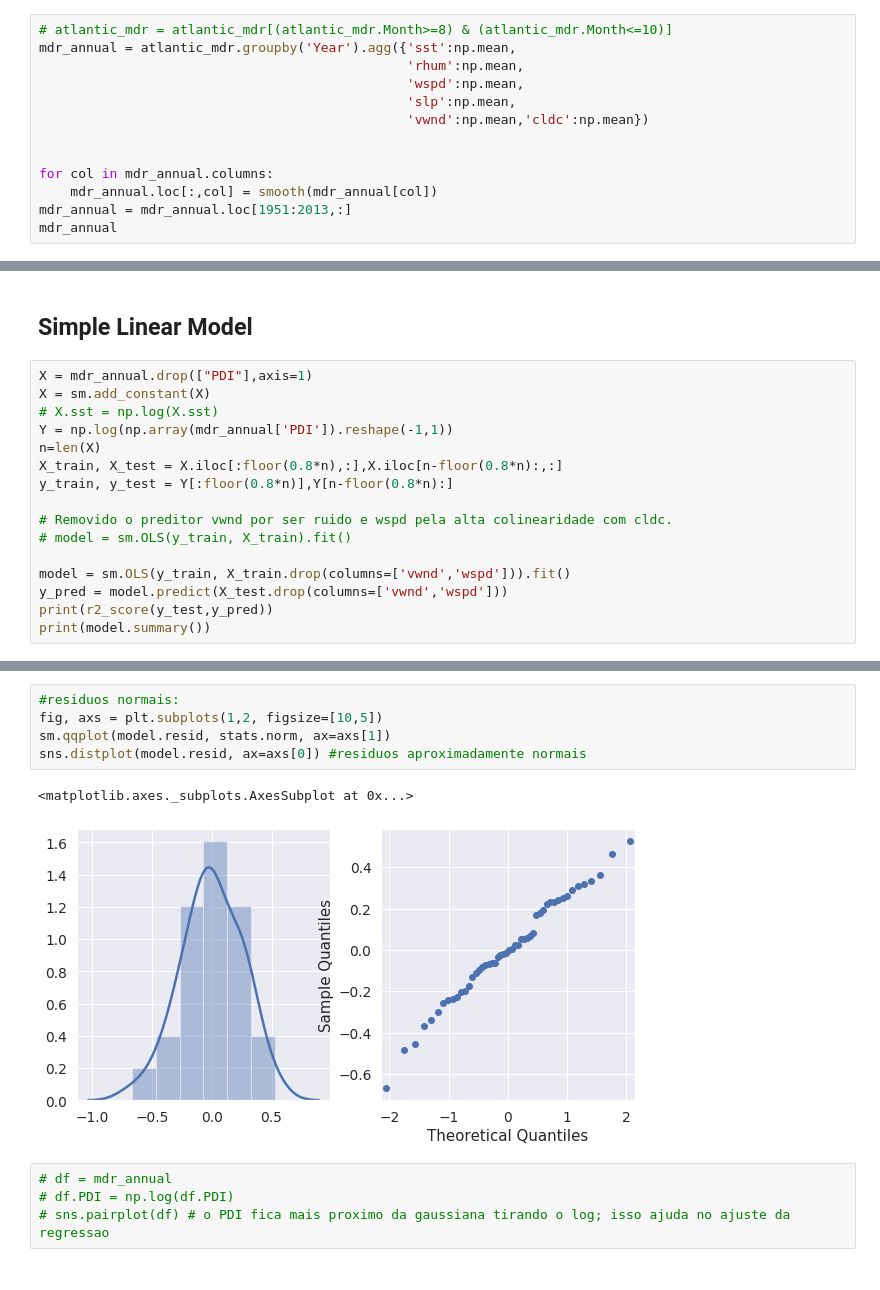
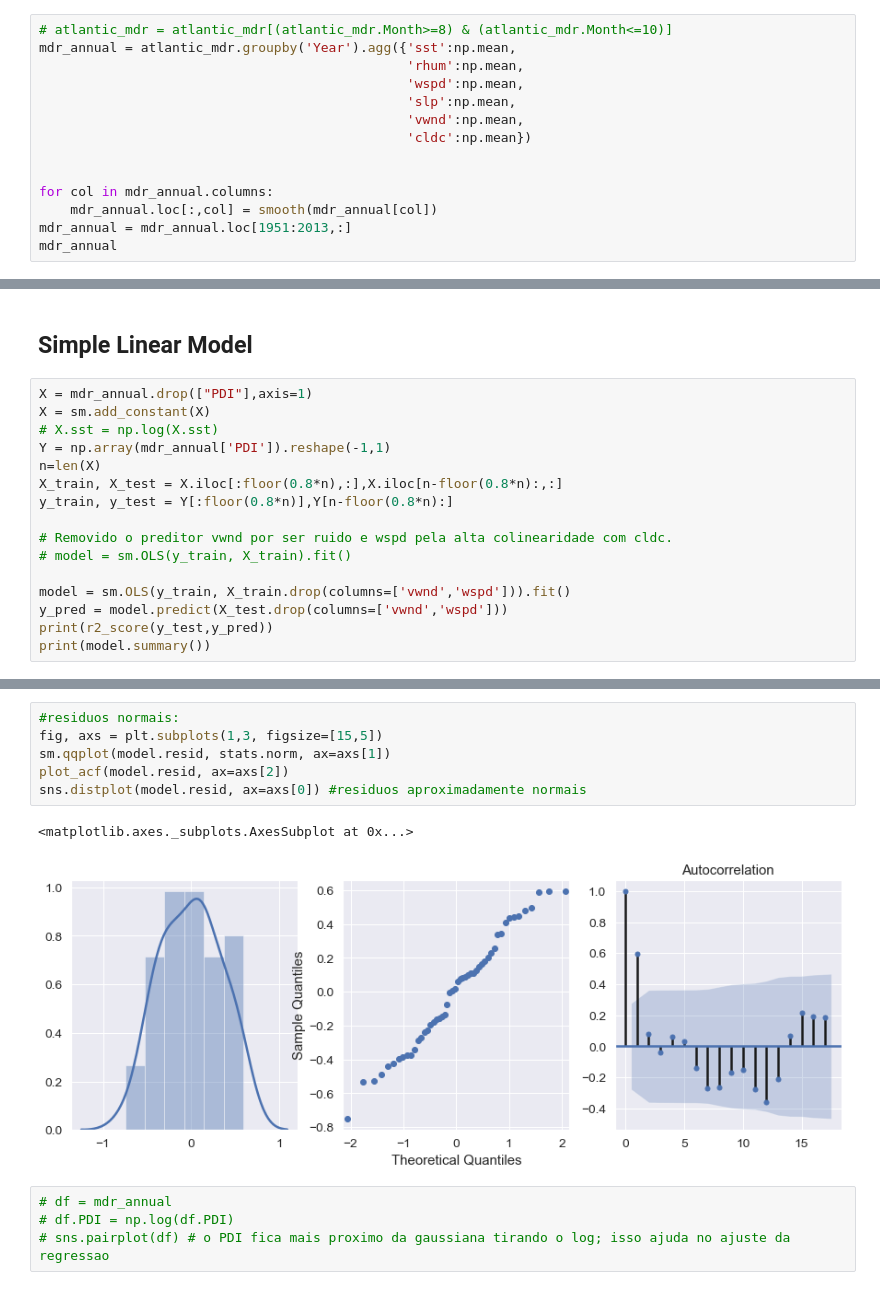
Before and after one commit to reneroliveira/Hurricane_Project, a Jupyter notebook: PowerDissipationIndex.ipynb, the cells around one changed output, grey strips where cells are left out. Cells and saved outputs as stored; diff of their text form.

Commit message:
adding temporal models

```diff
--- a/PowerDissipationIndex.ipynb
+++ b/PowerDissipationIndex.ipynb
@@ -122,7 +126,8 @@ mdr_annual = atlantic_mdr.groupby('Year').agg({'sst':np.mean,
                                                'rhum':np.mean,
                                                'wspd':np.mean,
                                                'slp':np.mean,
-                                               'vwnd':np.mean,'cldc':np.mean})
+                                               'vwnd':np.mean,
+                                               'cldc':np.mean})
 
 
 for col in mdr_annual.columns:
@@ -215,7 +220,7 @@ fig.legend(loc="upper left",fontsize=14,bbox_to_anchor=(0,1), bbox_transform=ax.
 X = mdr_annual.drop(["PDI"],axis=1)
 X = sm.add_constant(X)
 # X.sst = np.log(X.sst)
-Y = np.log(np.array(mdr_annual['PDI']).reshape(-1,1))
+Y = np.array(mdr_annual['PDI']).reshape(-1,1)
 n=len(X)
 X_train, X_test = X.iloc[:floor(0.8*n),:],X.iloc[n-floor(0.8*n):,:]
 y_train, y_test = Y[:floor(0.8*n)],Y[n-floor(0.8*n):]
@@ -247,12 +252,13 @@ Warnings:
 strong multicollinearity or other numerical problems.
 # %%
 #residuos normais:
-fig, axs = plt.subplots(1,2, figsize=[10,5])
+fig, axs = plt.subplots(1,3, figsize=[15,5])
 sm.qqplot(model.resid, stats.norm, ax=axs[1])
+plot_acf(model.resid, ax=axs[2])
 sns.distplot(model.resid, ax=axs[0]) #residuos aproximadamente normais
 # %% [output]
 <matplotlib.axes._subplots.AxesSubplot at 0x...>
-[figure, old version]
+[figure, new version]
 # %%
 # df = mdr_annual
 # df.PDI = np.log(df.PDI)
```
Also changed, not shown: parts of 56 cells of this notebook.
